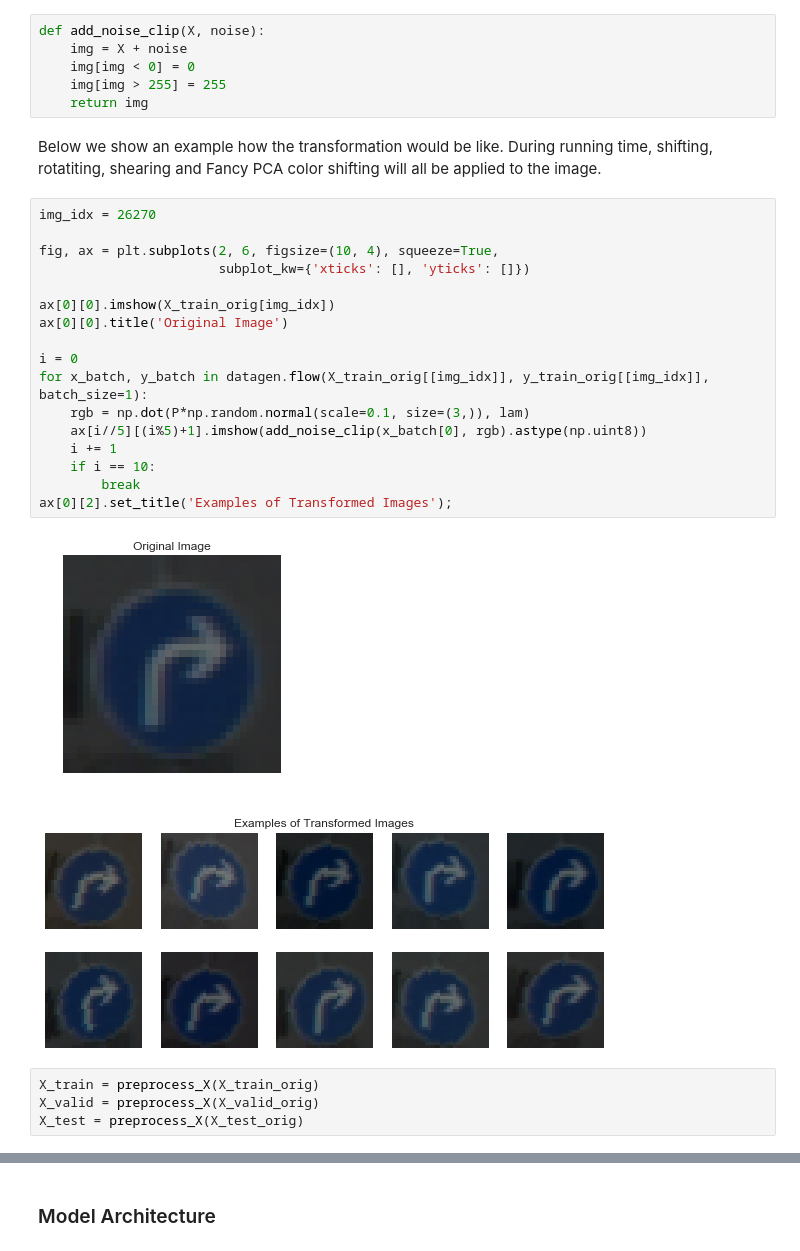
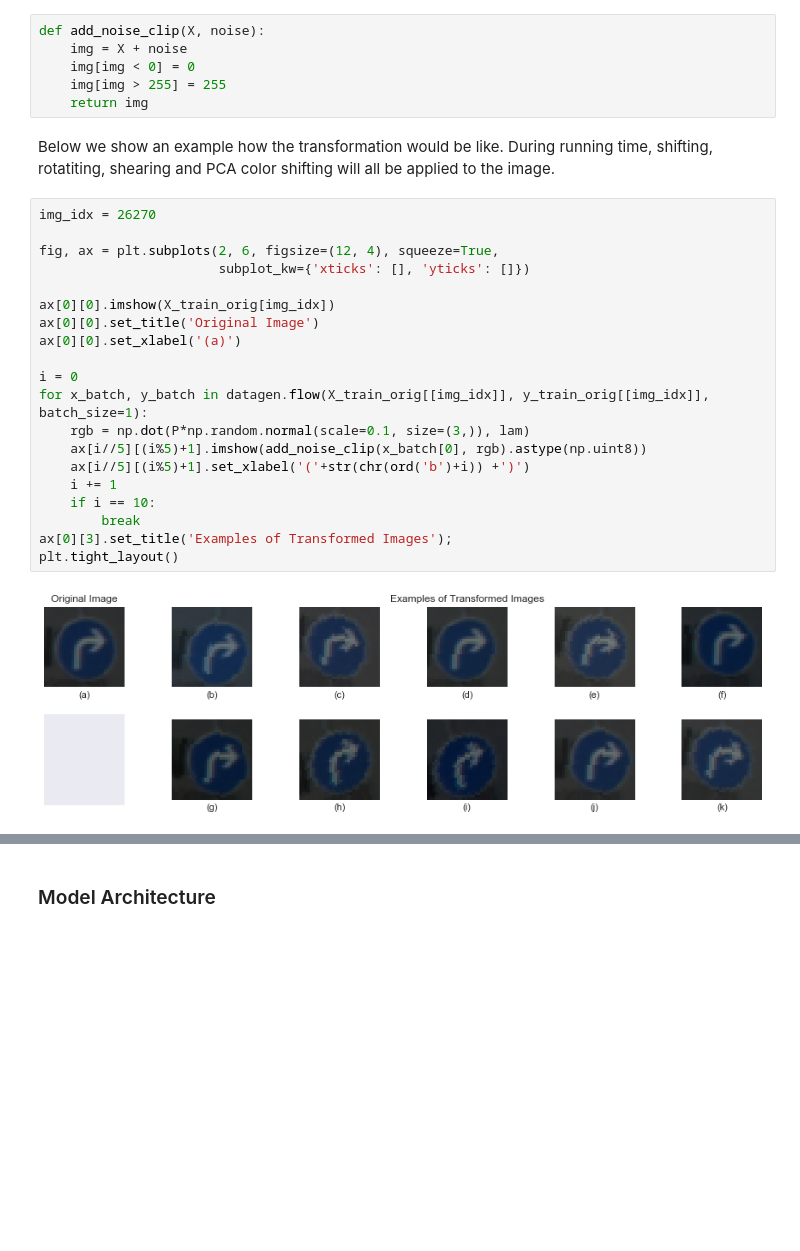
Before and after one commit to juiyangchang/CarND-Term1-Traffic-Sign, a Jupyter notebook: Traffic_Sign_Classifier_v1.ipynb, the cells around one changed output, grey strips where cells are left out. Drawn from its saved outputs; the diff is of its cells as text; blank space fills up the shorter version.

```diff
--- a/Traffic_Sign_Classifier_v1.ipynb
+++ b/Traffic_Sign_Classifier_v1.ipynb
@@ -351,28 +350,26 @@ def add_noise_clip(X, noise):
     return img
 # %% [markdown]
 Below we show an example how the transformation would be like. During running time,
-shifting, rotatiting, shearing and Fancy PCA color shifting will all be applied to the image.
+shifting, rotatiting, shearing and PCA color shifting will all be applied to the image.
 # %%
 img_idx = 26270
 
-fig, ax = plt.subplots(2, 6, figsize=(10, 4), squeeze=True,
+fig, ax = plt.subplots(2, 6, figsize=(12, 4), squeeze=True,
                        subplot_kw={'xticks': [], 'yticks': []})
 
 ax[0][0].imshow(X_train_orig[img_idx])
-ax[0][0].title('Original Image')
+ax[0][0].set_title('Original Image')
+ax[0][0].set_xlabel('(a)')
 
 i = 0
 for x_batch, y_batch in datagen.flow(X_train_orig[[img_idx]], y_train_orig[[img_idx]], batch_size=1):
     rgb = np.dot(P*np.random.normal(scale=0.1, size=(3,)), lam)
     ax[i//5][(i%5)+1].imshow(add_noise_clip(x_batch[0], rgb).astype(np.uint8))
+    ax[i//5][(i%5)+1].set_xlabel('('+str(chr(ord('b')+i)) +')')
     i += 1
     if i == 10:
         break
-ax[0][2].set_title('Examples of Transformed Images');
+ax[0][3].set_title('Examples of Transformed Images');
+plt.tight_layout()
 # %% [output]
-[figure, old version]
+[figure, new version]
-[figure, removed]
-# %%
-X_train = preprocess_X(X_train_orig)
-X_valid = preprocess_X(X_valid_orig)
-X_test = preprocess_X(X_test_orig)
```
Also changed, not shown: parts of 34 cells of this notebook, 1 other file.
